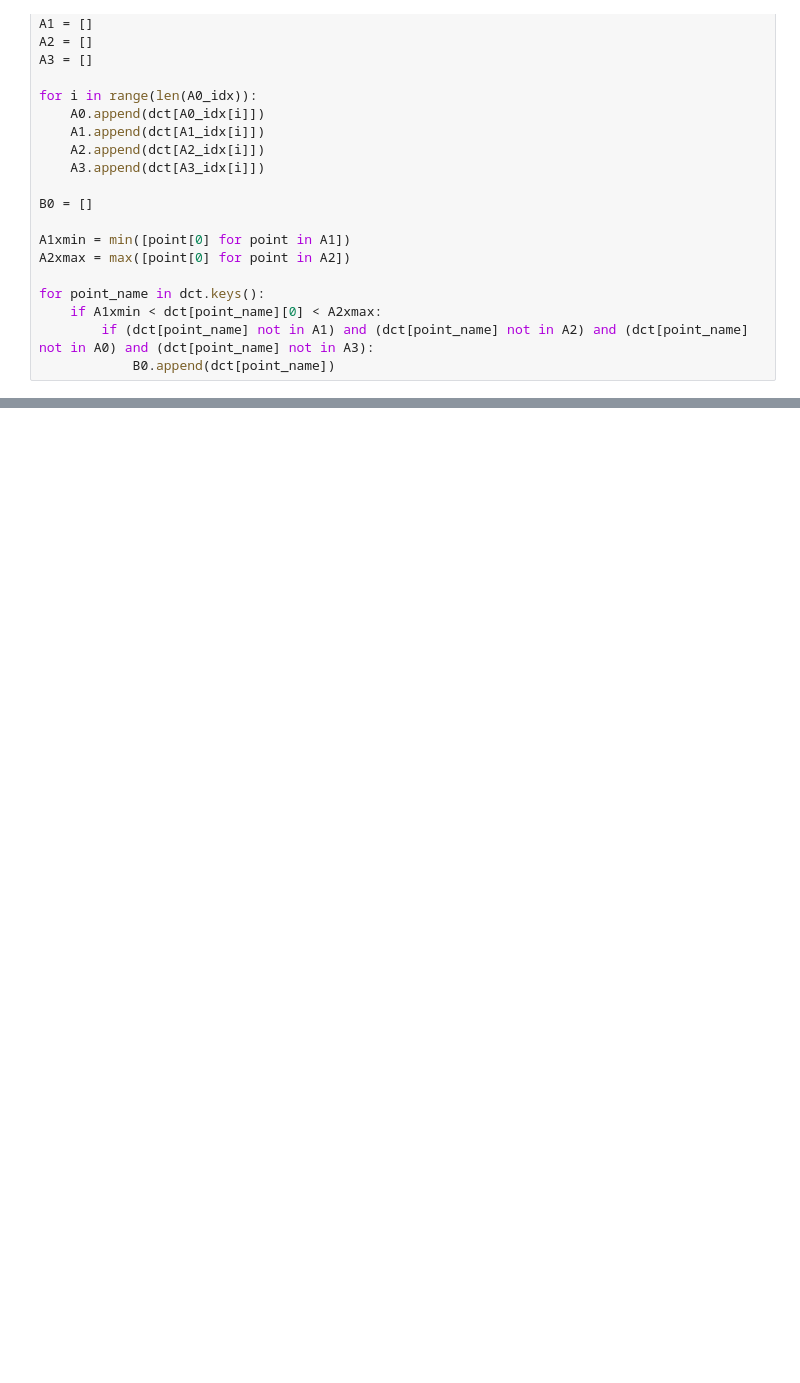
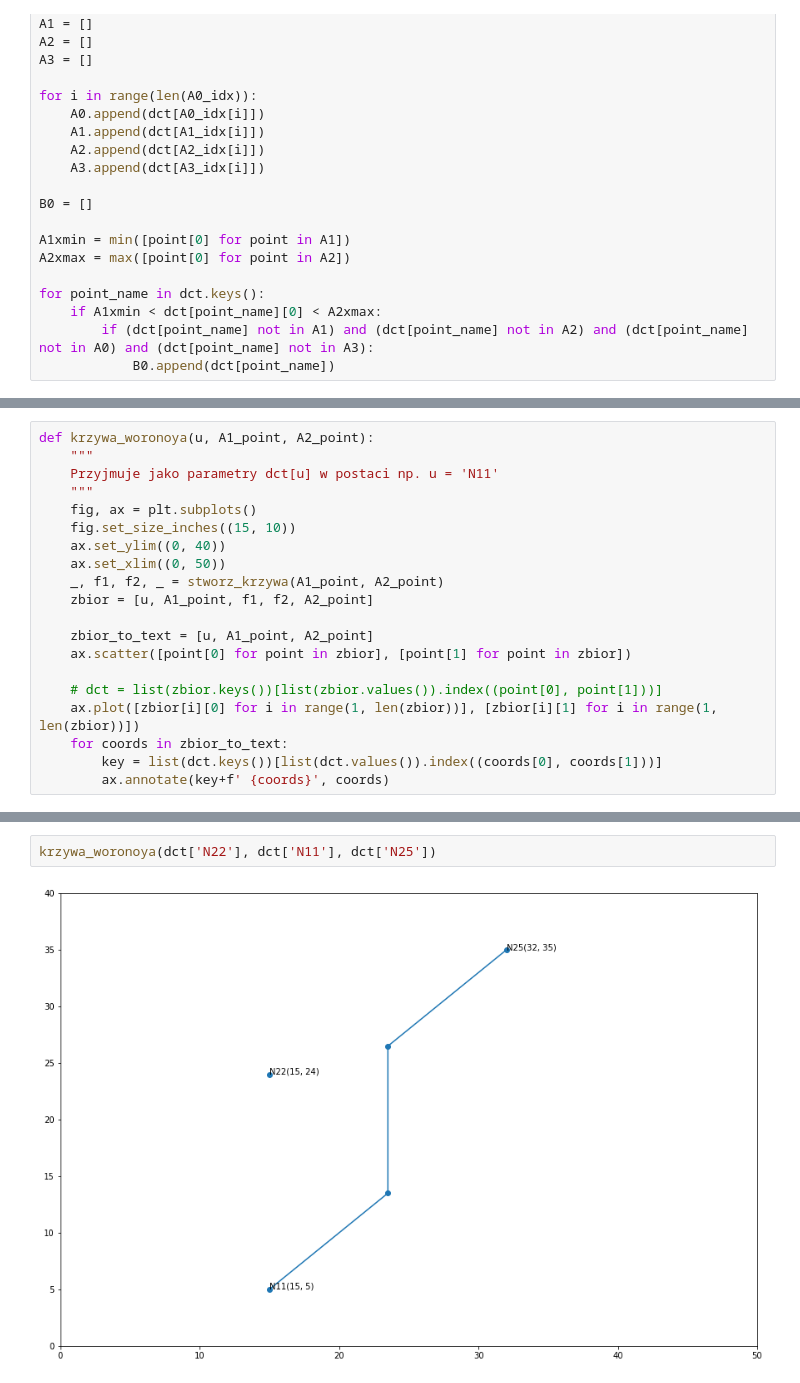
Before and after one commit to MSpinczyk/RSM-Safety-Principle, a Jupyter notebook: main2.ipynb, the cells around one changed output, grey strips where cells are left out. Drawn from its saved outputs; the diff is of its cells as text; blank space fills up the shorter version.

Commit message:
funkcja do automatycznego rysowania krzywych woronoya

```diff
--- a/main2.ipynb
+++ b/main2.ipynb
@@ -161,0 +213,20 @@ wspol 1.4285714285714286
+# %%
+def krzywa_woronoya(u, A1_point, A2_point):
+    """
+    Przyjmuje jako parametry dct[u] w postaci np. u = 'N11'
+    """
+    fig, ax = plt.subplots()
+    fig.set_size_inches((15, 10))
+    ax.set_ylim((0, 40))
+    ax.set_xlim((0, 50))
+    _, f1, f2, _ = stworz_krzywa(A1_point, A2_point)
+    zbior = [u, A1_point, f1, f2, A2_point]
+
+    zbior_to_text = [u, A1_point, A2_point]
+    ax.scatter([point[0] for point in zbior], [point[1] for point in zbior])
+
+    # dct = list(zbior.keys())[list(zbior.values()).index((point[0], point[1]))]
+    ax.plot([zbior[i][0] for i in range(1, len(zbior))], [zbior[i][1] for i in range(1, len(zbior))])
+    for coords in zbior_to_text:
+        key = list(dct.keys())[list(dct.values()).index((coords[0], coords[1]))]
+        ax.annotate(key+f' {coords}', coords)
@@ -162 +240,5 @@ wspol 1.4285714285714286
+# %%
+krzywa_woronoya(dct['N22'], dct['N11'], dct['N25'])
+# %% [output]
+[figure, added]
 # %%
```
Also changed, not shown: parts of 4 cells of this notebook.
